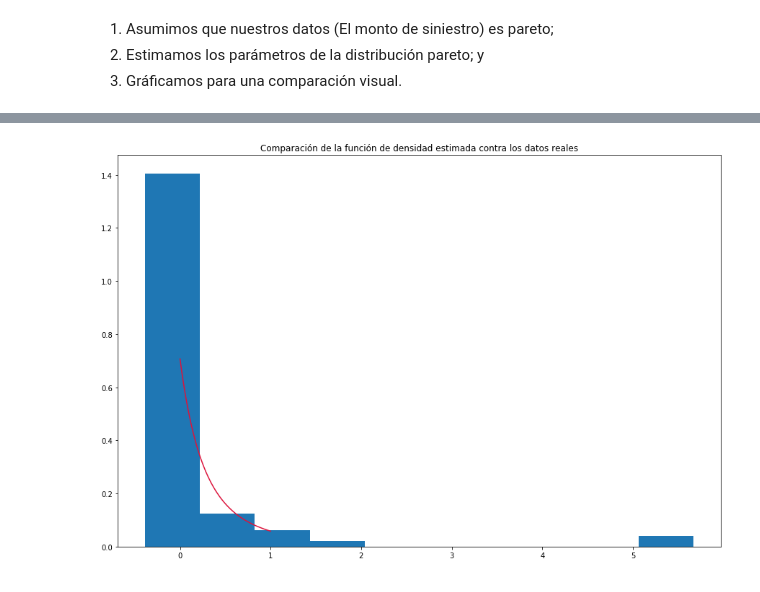
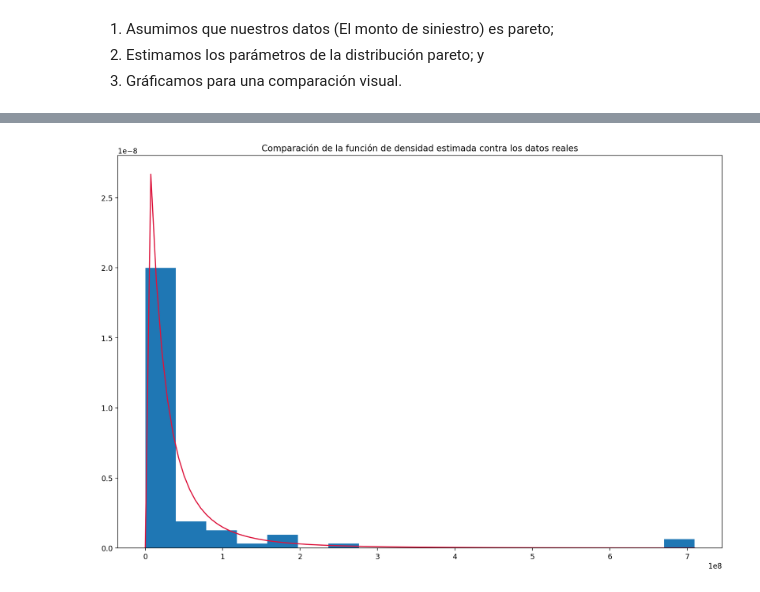
Before and after one commit to gerdm/machine_learning, a Jupyter notebook: analyses/Analysis_siniestros.ipynb, the cells around one changed output, grey strips where cells are left out. Cells and saved outputs as stored; diff of their text form; code cells hidden in the pictures.

```diff
--- a/analyses/Analysis_siniestros.ipynb
+++ b/analyses/Analysis_siniestros.ipynb
@@ -111,7 +112,7 @@ $$
     \hat\sigma = (\bar x - \mu)(1 - \hat \epsilon)
 $$
 # %%
-fondentot = (fonden["Aportación TOTAL"] - fonden["Aportación TOTAL"].mean()) / fonden["Aportación TOTAL"].std()
+fondentot = fonden["Aportación TOTAL"]
 mu = np.percentile(fondentot, 0.85)
 mu = fondentot.min()
 xbar = fondentot.mean()
@@ -145,9 +130,10 @@ array([-0.00282771,  0.39003066,  0.59520349,  0.71443654,  0.78922822,
 # %%
-plt.figure(figsize=(15,10))
-pdffonden = genpareto.pdf(np.linspace(0, 1), epsilon_hat, mu, sigma_hat)
-plt.plot(np.linspace(0, 1), pdffonden, color="crimson")
-plt.hist(fondentot,  normed=True)
+plt.figure(figsize=(15,10), dpi=200)
+xrange = np.linspace(0, fondentot.max(), 100)
+pdffonden = genpareto.pdf(xrange, epsilon_hat, mu, sigma_hat)
+plt.plot(xrange, pdffonden, color="crimson")
+plt.hist(fondentot,  normed=True, bins=18)
 plt.title("Comparación de la función de densidad estimada contra los datos reales")
 plt.show()
 # %% [output]
-[figure, old version]
+[figure, new version]
```
Also changed, not shown: parts of 5 cells of this notebook.
